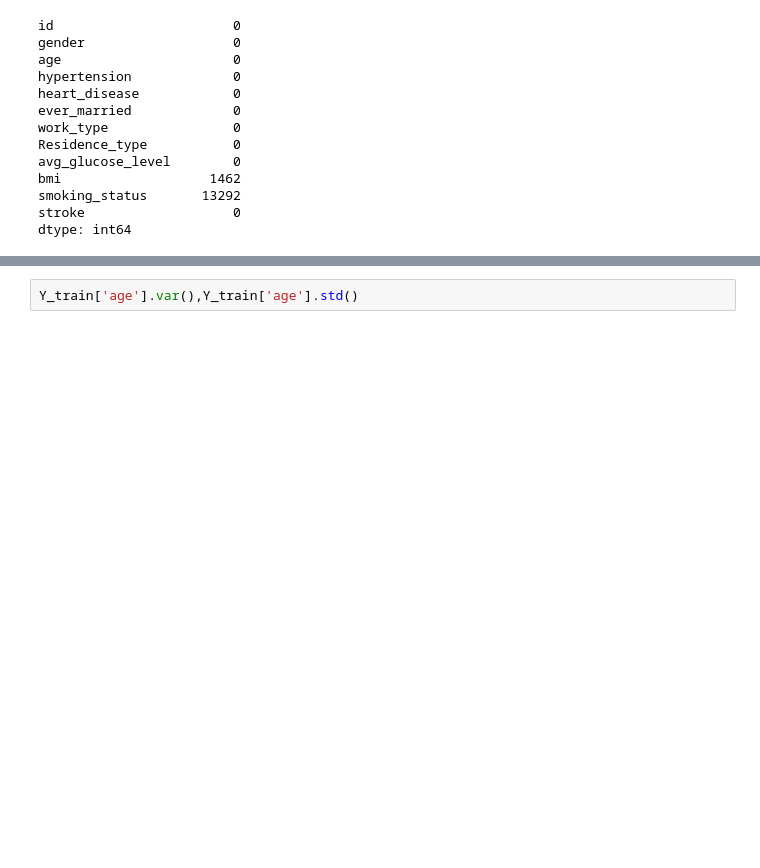
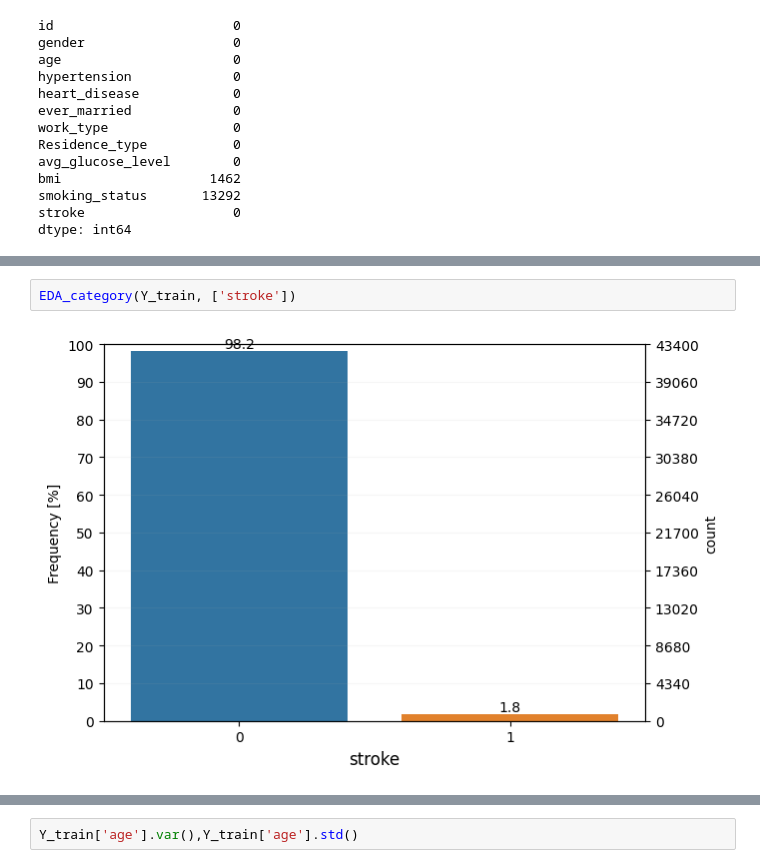
Before and after one commit to Pranabm1987/Avighna, a Jupyter notebook: Ascend_Pro_Assessment_ML_Basics_31_01_2021.ipynb, the cells around one changed output, grey strips where cells are left out. Drawn from its saved outputs; the diff is of its cells as text; blank space fills up the shorter version.

```diff
--- a/Ascend_Pro_Assessment_ML_Basics_31_01_2021.ipynb
+++ b/Ascend_Pro_Assessment_ML_Basics_31_01_2021.ipynb
@@ -171,0 +240,4 @@ Y_train['age'].mean()
+# %%
+EDA_category(Y_train, ['stroke'])
+# %% [output]
+[figure, added]
```
Also changed, not shown: parts of 93 cells of this notebook.
